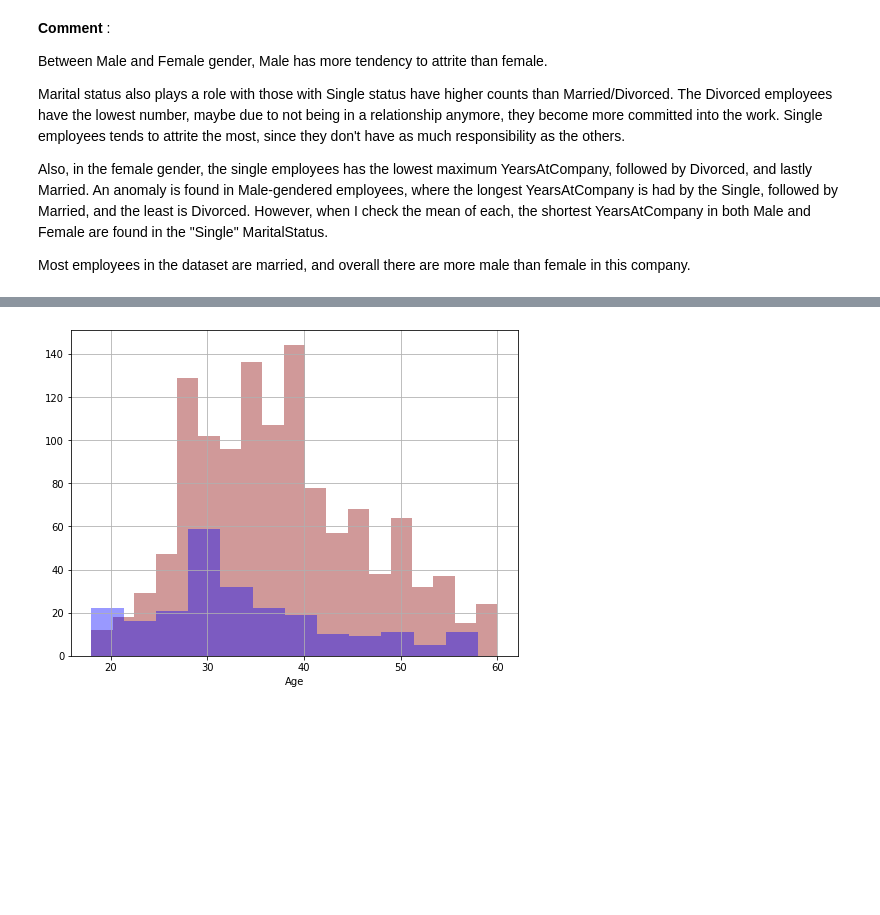
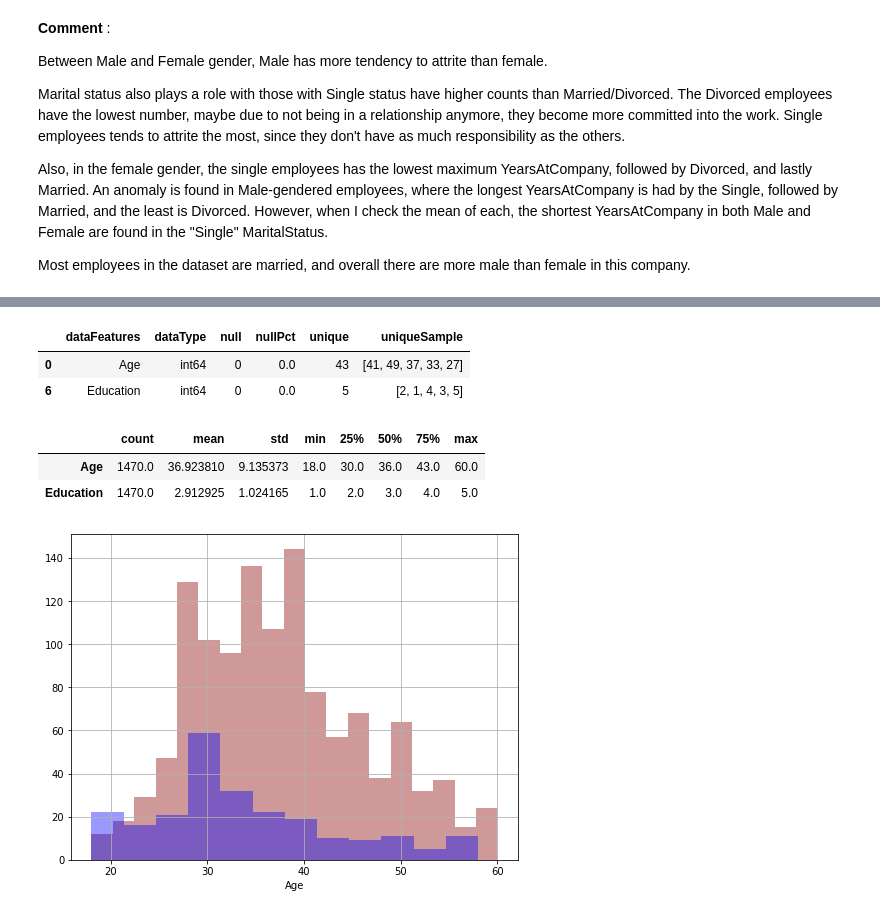
Before and after one commit to harashtaht/EmployeeAttritionIBM, a Jupyter notebook: Final_EmployeeAttrition.ipynb, the cells around one changed output, grey strips where cells are left out. Cells and saved outputs as stored; diff of their text form; code cells hidden in the pictures; blank space fills up the shorter version.

```diff
--- a/Final_EmployeeAttrition.ipynb
+++ b/Final_EmployeeAttrition.ipynb
@@ -374,3 +380,15 @@ Most employees in the dataset are married, and overall there are more male than
+# %%
+empDesc.iloc[[0, 6]]
+# %% [output]
+|  | dataFeatures | dataType | null | nullPct | unique | uniqueSample |
+| 0 | Age | int64 | 0 | 0.0 | 43 | [41, 49, 37, 33, 27] |
+| 6 | Education | int64 | 0 | 0.0 | 5 | [2, 1, 4, 3, 5] |
+# %%
+df.describe().T.iloc[[0,4]]
+# %% [output]
+|  | count | mean | std | min | 25% | 50% | 75% | max |
+| Age | 1470.0 | 36.923810 | 9.135373 | 18.0 | 30.0 | 36.0 | 43.0 | 60.0 |
+| Education | 1470.0 | 2.912925 | 1.024165 | 1.0 | 2.0 | 3.0 | 4.0 | 5.0 |
 # %%
 plt.figure(figsize=(8,6))
 
```
Also changed, not shown: parts of 8 cells of this notebook.
